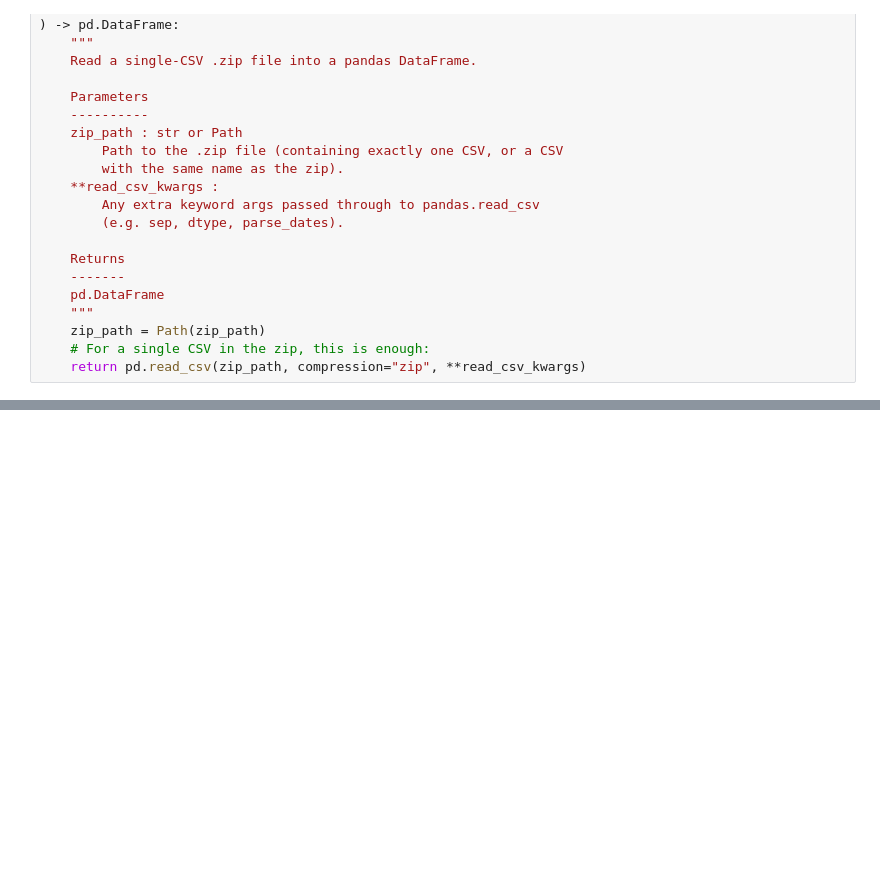
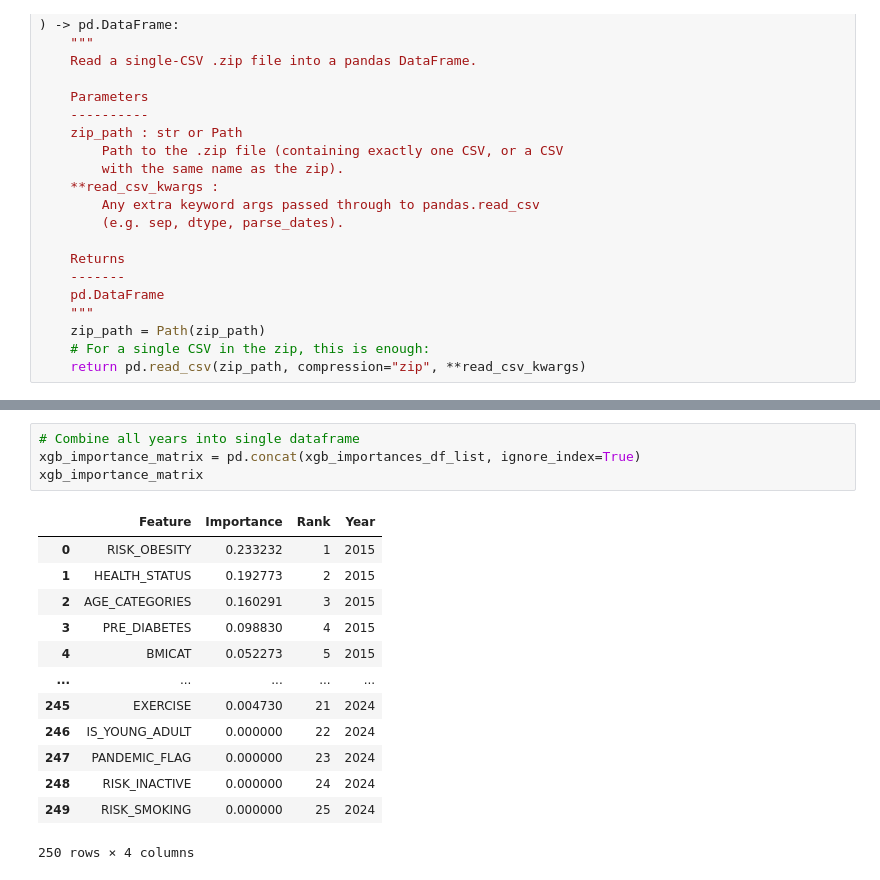
Before and after one commit to cmendonsa/brfss-diabetes-trends, a Jupyter notebook: analysis/RQ3_predictor_stability.ipynb, the cells around one changed output, grey strips where cells are left out. Cells and saved outputs as stored; diff of their text form; blank space fills up the shorter version.

```diff
--- a/analysis/RQ3_predictor_stability.ipynb
+++ b/analysis/RQ3_predictor_stability.ipynb
@@ -101,0 +734,18 @@ coef_df.plot(title="Predictor Stability Over Time")
+# %%
+# Combine all years into single dataframe
+xgb_importance_matrix = pd.concat(xgb_importances_df_list, ignore_index=True)
+xgb_importance_matrix
+# %% [output]
+|  | Feature | Importance | Rank | Year |
+| 0 | RISK_OBESITY | 0.233232 | 1 | 2015 |
+| 1 | HEALTH_STATUS | 0.192773 | 2 | 2015 |
+| 2 | AGE_CATEGORIES | 0.160291 | 3 | 2015 |
+| 3 | PRE_DIABETES | 0.098830 | 4 | 2015 |
+| 4 | BMICAT | 0.052273 | 5 | 2015 |
+| ... | ... | ... | ... | ... |
+| 245 | EXERCISE | 0.004730 | 21 | 2024 |
+| 246 | IS_YOUNG_ADULT | 0.000000 | 22 | 2024 |
+| 247 | PANDEMIC_FLAG | 0.000000 | 23 | 2024 |
+| 248 | RISK_INACTIVE | 0.000000 | 24 | 2024 |
+| 249 | RISK_SMOKING | 0.000000 | 25 | 2024 |
+250 rows × 4 columns
```
Also changed, not shown: parts of 27 cells of this notebook.
